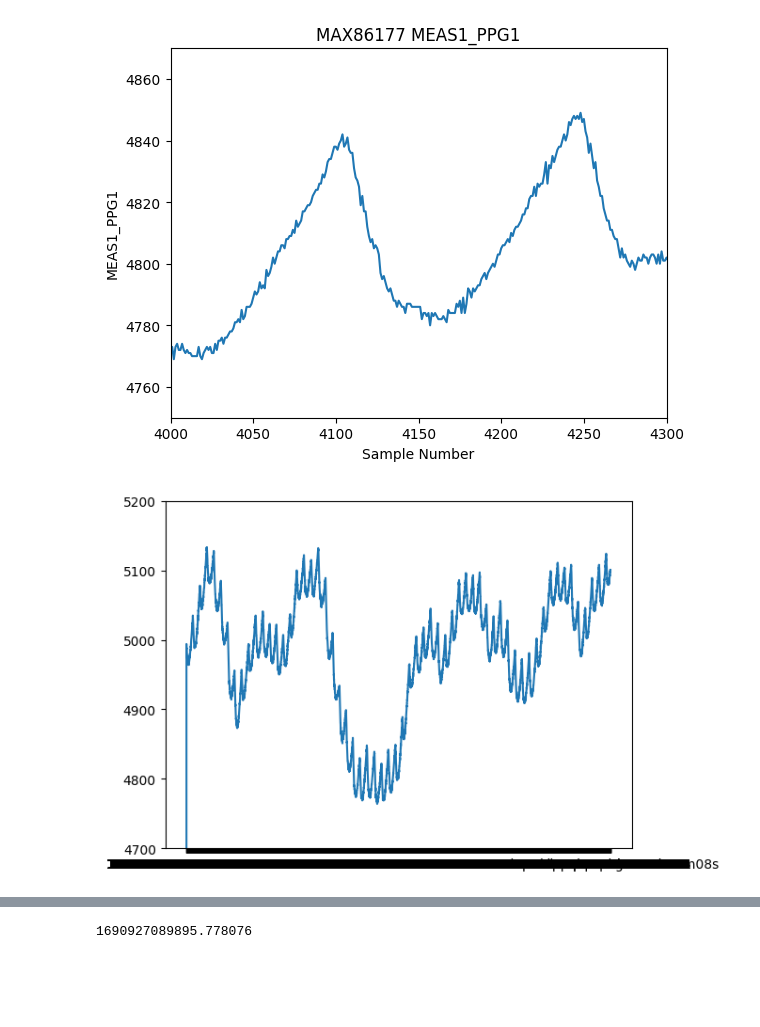
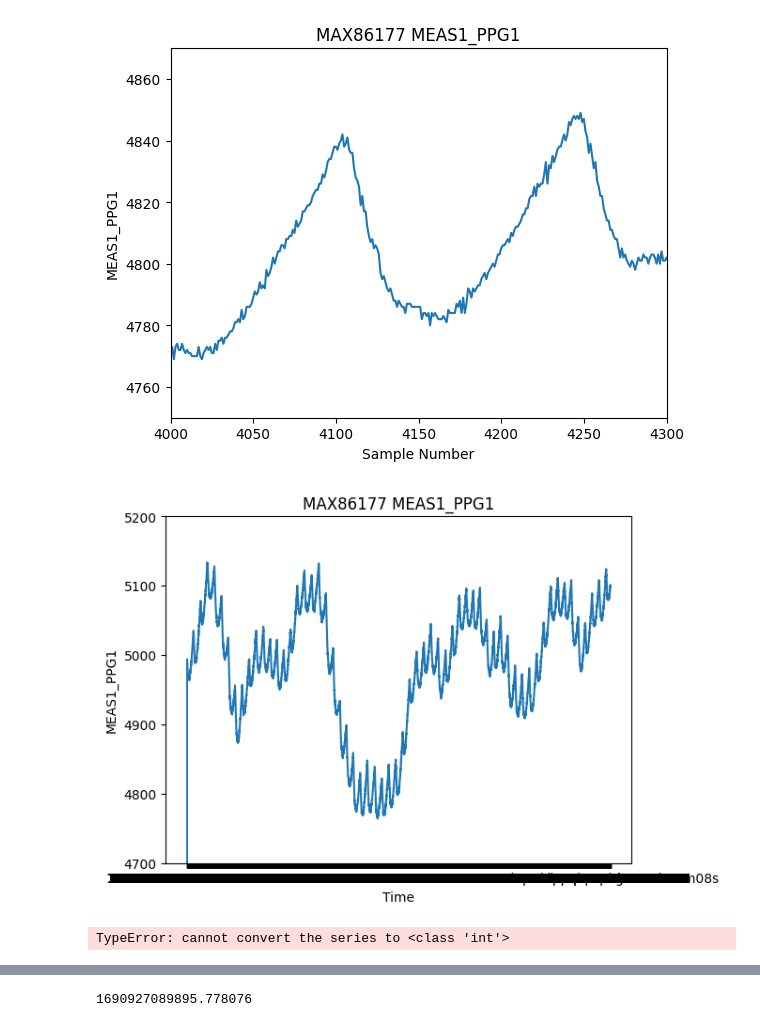
Before and after one commit to Xteom/PPG-Bloodpressure, a Jupyter notebook: MAX86177_20230801_235809_ppg.ipynb, the cells around one changed output, grey strips where cells are left out. Cells and saved outputs as stored; diff of their text form; code cells hidden in the pictures; blank space fills up the shorter version.

Commit message:
data path and check timestamp type

```diff
--- a/MAX86177_20230801_235809_ppg.ipynb
+++ b/MAX86177_20230801_235809_ppg.ipynb
@@ -9,7 +9,7 @@ Mounted at /content/drive
 import pandas as pd
 
 # Read the file
-df = pd.read_csv('/content/drive/MyDrive/00_GTCardio/recordings/MAX86177_20230801_235809.ppg.csv', header=32)
+df = pd.read_csv(f'{data_path}/MAX86177_20230801_235809.ppg.csv', header=32)
 
 # Print the first five rows
 print(df.head())
@@ -49,13 +49,18 @@ plt.show()
 [figure]
 # %%
 # Creat a line plot of MEAS1_PPG1 against the timestamp
+
 plt.plot(df['timestamp'], df['MEAS1_PPG1'])
 plt.title('MAX86177 MEAS1_PPG1')
 plt.ylabel('MEAS1_PPG1')
-plt.ylabel('Time')
-#plt.xlim([1690927090028, 1690928000000])
+plt.xlabel('Time')
+# x-axis is in nanoseconds, so divide by 10^9 to get seconds
 plt.ylim([4700, 5200])
 
 plt.show()
 # %% [output]
-[figure, old version]
+[figure, new version]
+# %%
+int(df['timestamp'])
+# %% [output]
+TypeError: cannot convert the series to <class 'int'>
```
Also changed, not shown: parts of 4 cells of this notebook.
